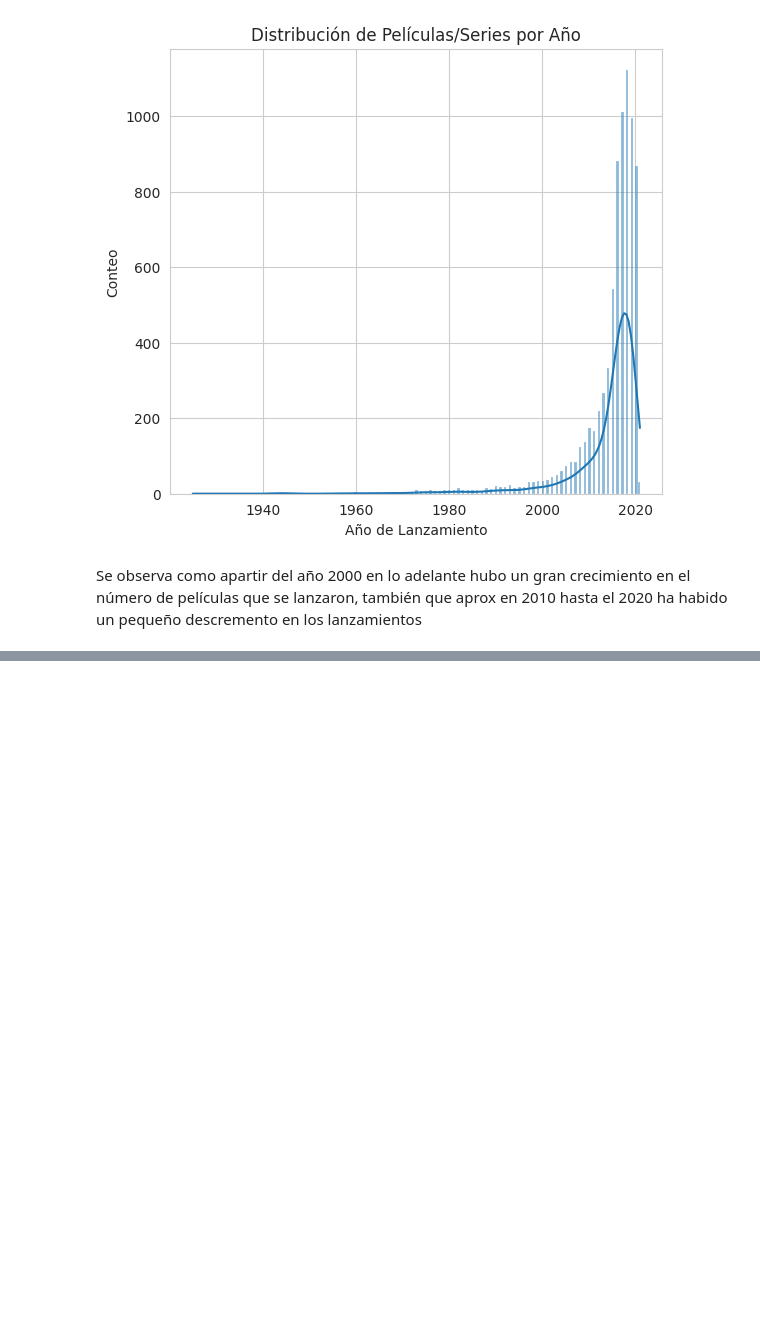
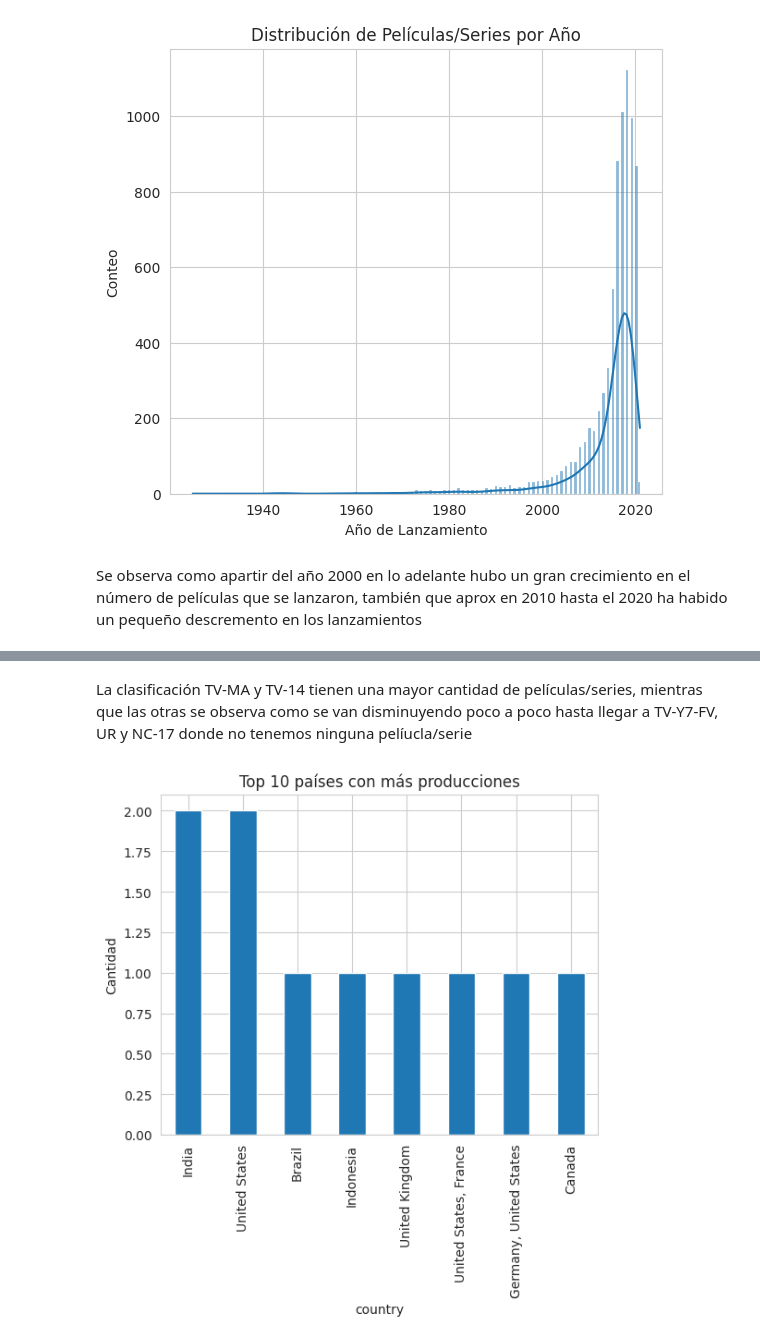
Before and after one commit to ItzelPF/Visualizacion_Datos, a Jupyter notebook: NetFlix.ipynb, the cells around one changed output, grey strips where cells are left out. Saved outputs shown, nothing was run; the diff lists cells and outputs as text; code cells hidden in the pictures; blank space fills up the shorter version.

```diff
--- a/NetFlix.ipynb
+++ b/NetFlix.ipynb
@@ -267,0 +331,17 @@ Se observa como apartir del año 2000 en lo adelante hubo un gran crecimiento en
+# %% [markdown]
+La clasificación TV-MA y TV-14 tienen una mayor cantidad de películas/series, mientras que las otras se observa como se van disminuyendo poco a poco hasta llegar a TV-Y7-FV, UR y NC-17 donde no tenemos ninguna pelíucla/serie
+# %%
+#Incorrecto
+top10 = df['country'][:10]
+
+plt.figure(figsize=(16, 10))
+sns.set_style("whitegrid")
+plt.subplot(2, 3, 3)
+top10.value_counts().plot(kind='bar')
+plt.title('Top 10 países con más producciones')
+
+plt.ylabel('Cantidad')
+plt.tight_layout()
+plt.show()
+# %% [output]
+[figure, added]
```
Also changed, not shown: parts of 19 cells of this notebook.
